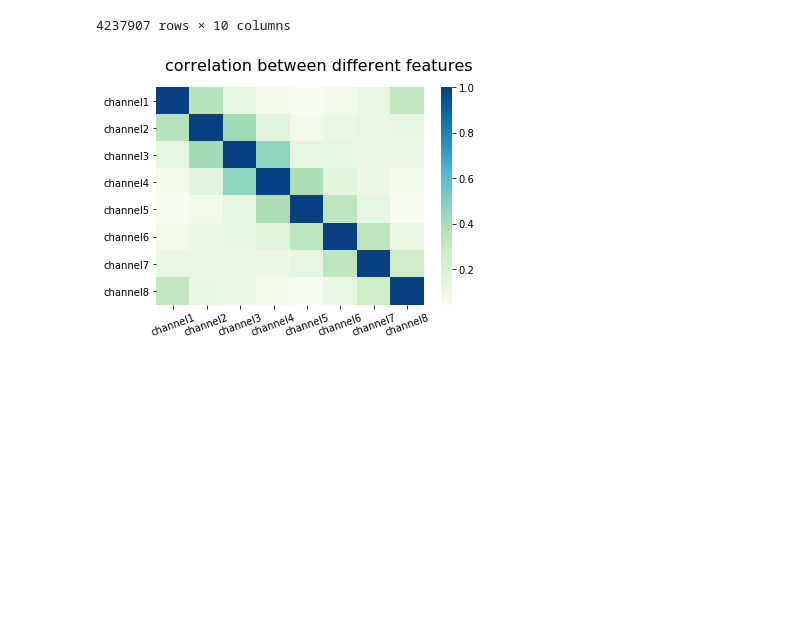
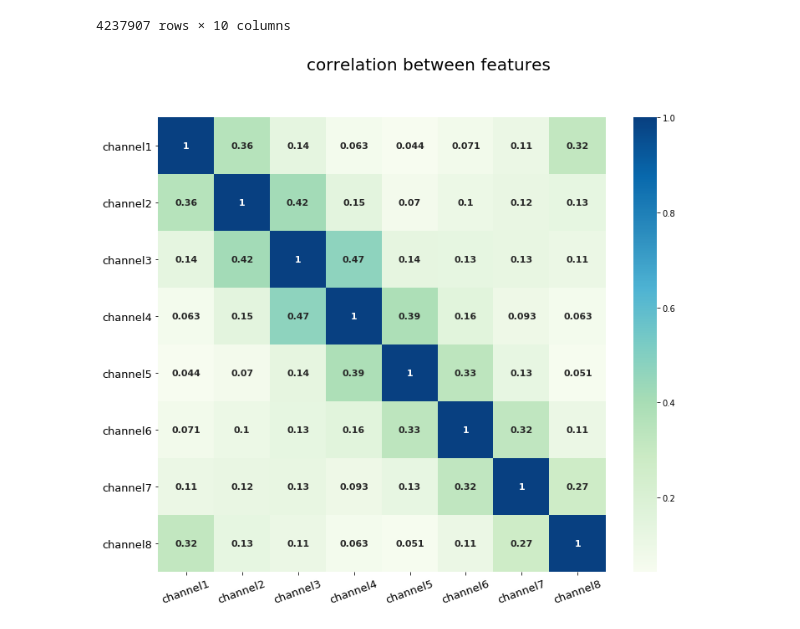
Before and after one commit to yuhang-lin/CSC791-User-Adaptive-ML, a Jupyter notebook: SSE/preprocessing.ipynb, the cells around one changed output. Cells and saved outputs as stored; diff of their text form; code cells hidden in the pictures; blank space fills up the shorter version.

Commit message:
Edit correlation plot

```diff
--- a/SSE/preprocessing.ipynb
+++ b/SSE/preprocessing.ipynb
@@ -133,25 +133,27 @@ normalized_data
 # %%
 cor = normalized_data.iloc [0: , 2:]
 
 
 # calculate the correlation matrix
 corr = cor.corr()
 corr.to_csv('correlation.csv')
 
 # plot the heatmap
-plt.suptitle('correlation between different features', fontsize=16)
+plt.figure(figsize=(12, 10))
+plt.suptitle('correlation between features', fontsize=20)
 plt.autoscale()
-ax = sn.heatmap(corr, xticklabels=corr.columns, yticklabels=corr.columns, annot=False, annot_kws={"fontsize":11, "weight": "bold"}, cmap="GnBu")
+ax = sn.heatmap(corr, xticklabels=corr.columns, yticklabels=corr.columns, annot=True, annot_kws={"fontsize":11, "weight": "bold"}, cmap="GnBu")
 
-plt.xticks(rotation=20)
+plt.xticks(rotation=20, fontsize=13)
+plt.yticks(rotation=0, fontsize=13)
 bottom, top = ax.get_ylim()
 ax.set_ylim(bottom + 0.5, top - 0.5)
 
 # for tick in ax.get_xticklabels():
 #     tick.set_rotation(90)
 
 
 plt.savefig('corr_plot.png')
 plt.show()
 # %% [output]
-[figure, old version]
+[figure, new version]
```
Also changed, not shown: 2 other files.
